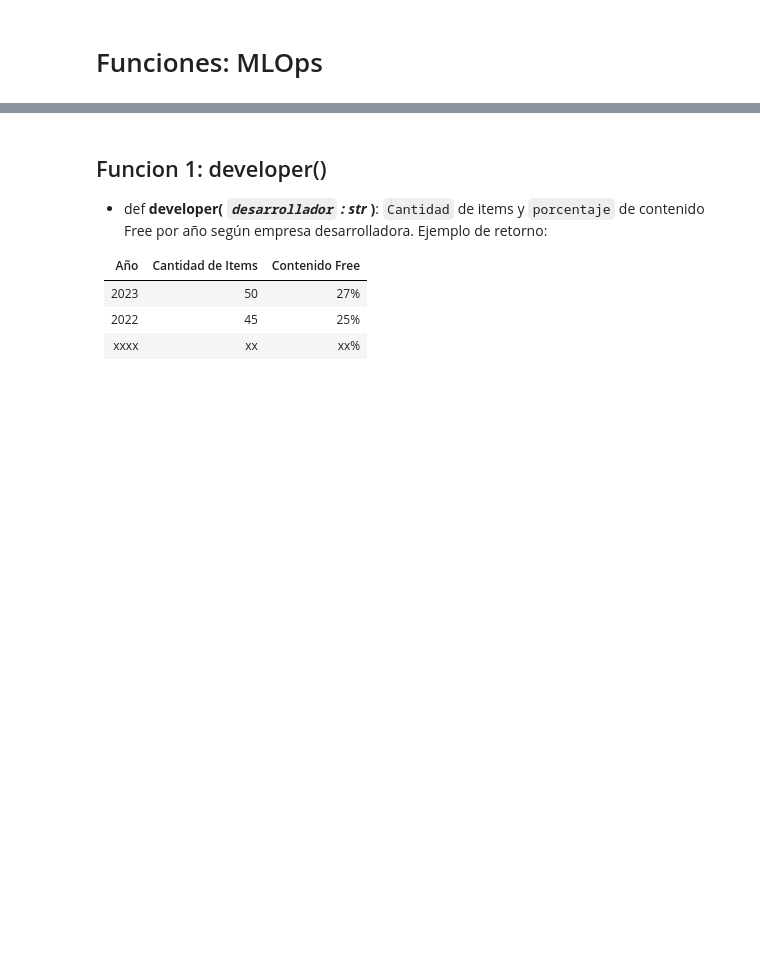
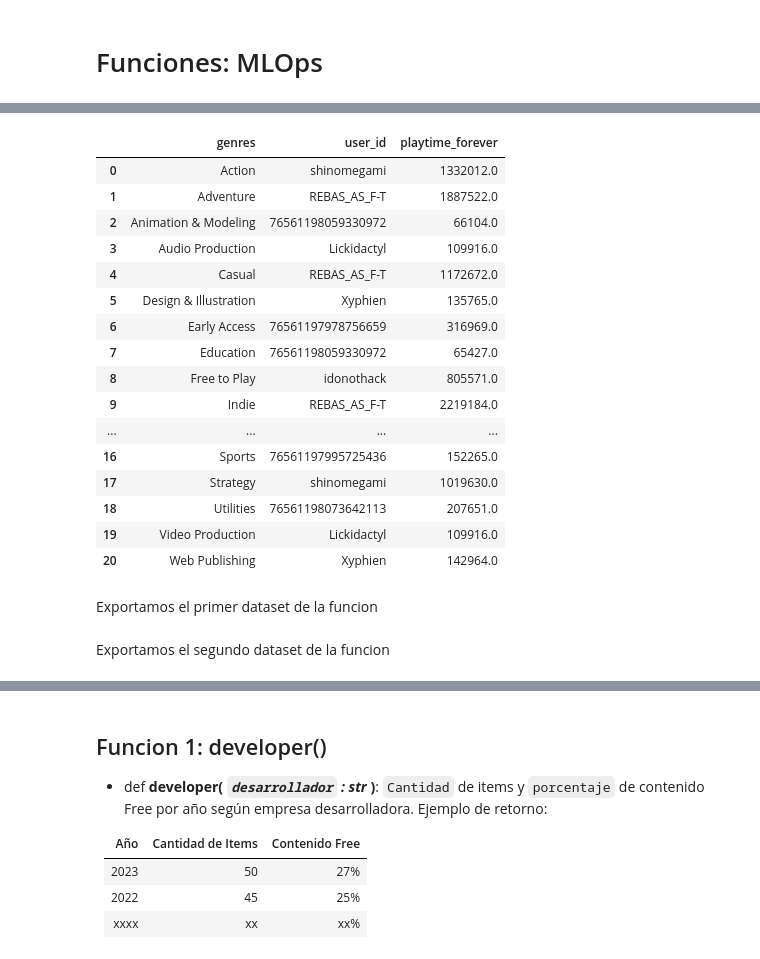
Before and after one commit to JPeraltaBorjas/Sistema_de_Recomendacion_de_videojuegos_MLOps-P1, a Jupyter notebook: 2. Funciones_MLOps.ipynb, the cells around one changed output, grey strips where cells are left out. Cells and saved outputs as stored; diff of their text form; code cells hidden in the pictures; blank space fills up the shorter version.

```diff
--- a/2. Funciones_MLOps.ipynb
+++ b/2. Funciones_MLOps.ipynb
@@ -8,0 +89,9 @@ import seaborn as sns
+# %%
+# Realizamos el agrupamiento y el ordenamiento
+# Esto para conocer el usuario con mayor horas jugadas
+df3_f3_agrupados=df3_f3.groupby(['genres','user_id'])['playtime_forever'].sum().reset_index()
+df3_f3_ordenados=df3_f3_agrupados.sort_values(['genres','playtime_forever'],ascending=[True,False])
+df3_f3_top=df3_f3_ordenados.drop_duplicates(subset='genres',keep='first')
+df3_f3_top.reset_index(drop=True,inplace=True)
+df3_f3_top.genres.replace('Animation &amp; Modeling','Animation & Modeling',inplace=True)
+df3_f3_top.genres.replace('Design &amp; Illustration','Design & Illustration',inplace=True)
@@ -8,0 +119,23 @@ import seaborn as sns
+# %%
+# Usuarios de cada genero con mayor cantidad de horas jugadas
+df3_f3_top
+# %% [output]
+|  | genres | user_id | playtime_forever |
+| 0 | Action | shinomegami | 1332012.0 |
+| 1 | Adventure | REBAS_AS_F-T | 1887522.0 |
+| 2 | Animation & Modeling | 76561198059330972 | 66104.0 |
+| 3 | Audio Production | Lickidactyl | 109916.0 |
+| 4 | Casual | REBAS_AS_F-T | 1172672.0 |
+| 5 | Design & Illustration | Xyphien | 135765.0 |
+| 6 | Early Access | 76561197978756659 | 316969.0 |
+| 7 | Education | 76561198059330972 | 65427.0 |
+| 8 | Free to Play | idonothack | 805571.0 |
+| 9 | Indie | REBAS_AS_F-T | 2219184.0 |
+| ... | ... | ... | ... |
+| 16 | Sports | 76561197995725436 | 152265.0 |
+| 17 | Strategy | shinomegami | 1019630.0 |
+| 18 | Utilities | 76561198073642113 | 207651.0 |
+| 19 | Video Production | Lickidactyl | 109916.0 |
+| 20 | Web Publishing | Xyphien | 142964.0 |
+# %% [markdown]
+Exportamos el primer dataset de la funcion
@@ -8,0 +147,2 @@ import seaborn as sns
+# %% [markdown]
+Exportamos el segundo dataset de la funcion
```
Also changed, not shown: parts of 51 cells of this notebook, 6 other files.
